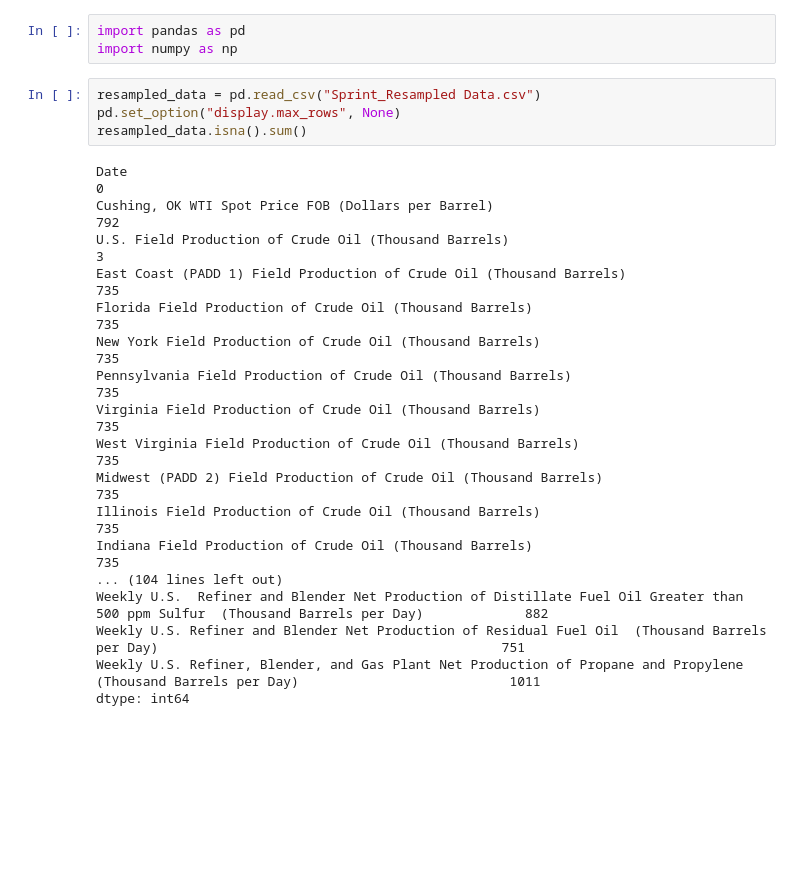
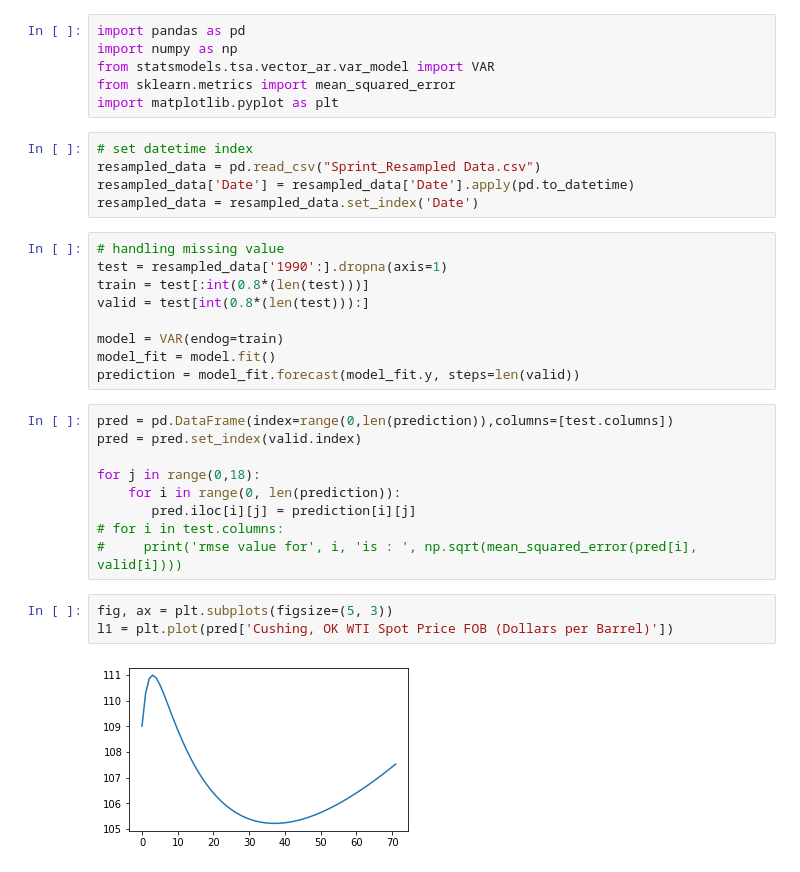
Before and after one commit to VeeLeeKoh/inventors_sprint, a Jupyter notebook: Sprint_Handling NaN .ipynb, the cells around one changed output. Saved outputs shown, nothing was run; the diff lists cells and outputs as text; blank space fills up the shorter version.

Commit message:
add prediction with VAR

```diff
--- a/Sprint_Handling NaN .ipynb
+++ b/Sprint_Handling NaN .ipynb
@@ -1,25 +1,34 @@
 # %%
 import pandas as pd
 import numpy as np
+from statsmodels.tsa.vector_ar.var_model import VAR
+from sklearn.metrics import mean_squared_error
+import matplotlib.pyplot as plt
-# %%
-resampled_data = pd.read_csv("Sprint_Resampled Data.csv")
-pd.set_option("display.max_rows", None)
-resampled_data.isna().sum()
-# %% [output]
-Date                                                                                                                                         0
-Cushing, OK WTI Spot Price FOB (Dollars per Barrel)                                                                                        792
-U.S. Field Production of Crude Oil (Thousand Barrels)                                                                                        3
-East Coast (PADD 1) Field Production of Crude Oil (Thousand Barrels)                                                                       735
-Florida Field Production of Crude Oil (Thousand Barrels)                                                                                   735
-New York Field Production of Crude Oil (Thousand Barrels)                                                                                  735
-Pennsylvania Field Production of Crude Oil (Thousand Barrels)                                                                              735
-Virginia Field Production of Crude Oil (Thousand Barrels)                                                                                  735
-West Virginia Field Production of Crude Oil (Thousand Barrels)                                                                             735
-Midwest (PADD 2) Field Production of Crude Oil (Thousand Barrels)                                                                          735
-Illinois Field Production of Crude Oil (Thousand Barrels)                                                                                  735
-Indiana Field Production of Crude Oil (Thousand Barrels)                                                                                   735
-... (104 lines left out)
-Weekly U.S.  Refiner and Blender Net Production of Distillate Fuel Oil Greater than 500 ppm Sulfur  (Thousand Barrels per Day)             882
-Weekly U.S. Refiner and Blender Net Production of Residual Fuel Oil  (Thousand Barrels per Day)                                            751
-Weekly U.S. Refiner, Blender, and Gas Plant Net Production of Propane and Propylene  (Thousand Barrels per Day)                           1011
-dtype: int64
+# %%
+# set datetime index
+resampled_data = pd.read_csv("Sprint_Resampled Data.csv")
+resampled_data['Date'] = resampled_data['Date'].apply(pd.to_datetime)
+resampled_data = resampled_data.set_index('Date')
+# %%
+# handling missing value
+test = resampled_data['1990':].dropna(axis=1)
+train = test[:int(0.8*(len(test)))]
+valid = test[int(0.8*(len(test))):]
+
+model = VAR(endog=train)
+model_fit = model.fit()
+prediction = model_fit.forecast(model_fit.y, steps=len(valid))
+# %%
+pred = pd.DataFrame(index=range(0,len(prediction)),columns=[test.columns])
+pred = pred.set_index(valid.index)
+
+for j in range(0,18):
+    for i in range(0, len(prediction)):
+       pred.iloc[i][j] = prediction[i][j]
+# for i in test.columns:
+#     print('rmse value for', i, 'is : ', np.sqrt(mean_squared_error(pred[i], valid[i])))
+# %%
+fig, ax = plt.subplots(figsize=(5, 3))
+l1 = plt.plot(pred['Cushing, OK WTI Spot Price FOB (Dollars per Barrel)'])
+# %% [output]
+[figure, added]
```
Also changed, not shown: parts of 2 cells of this notebook.
